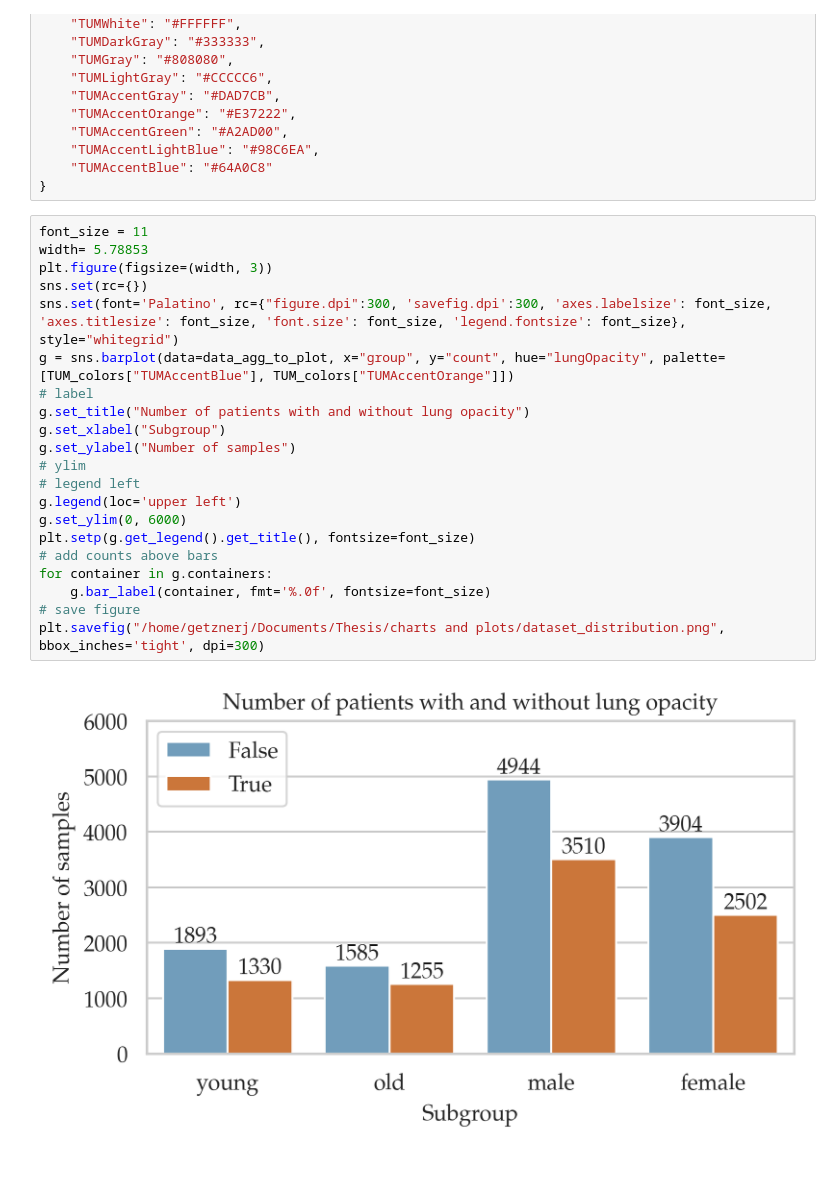
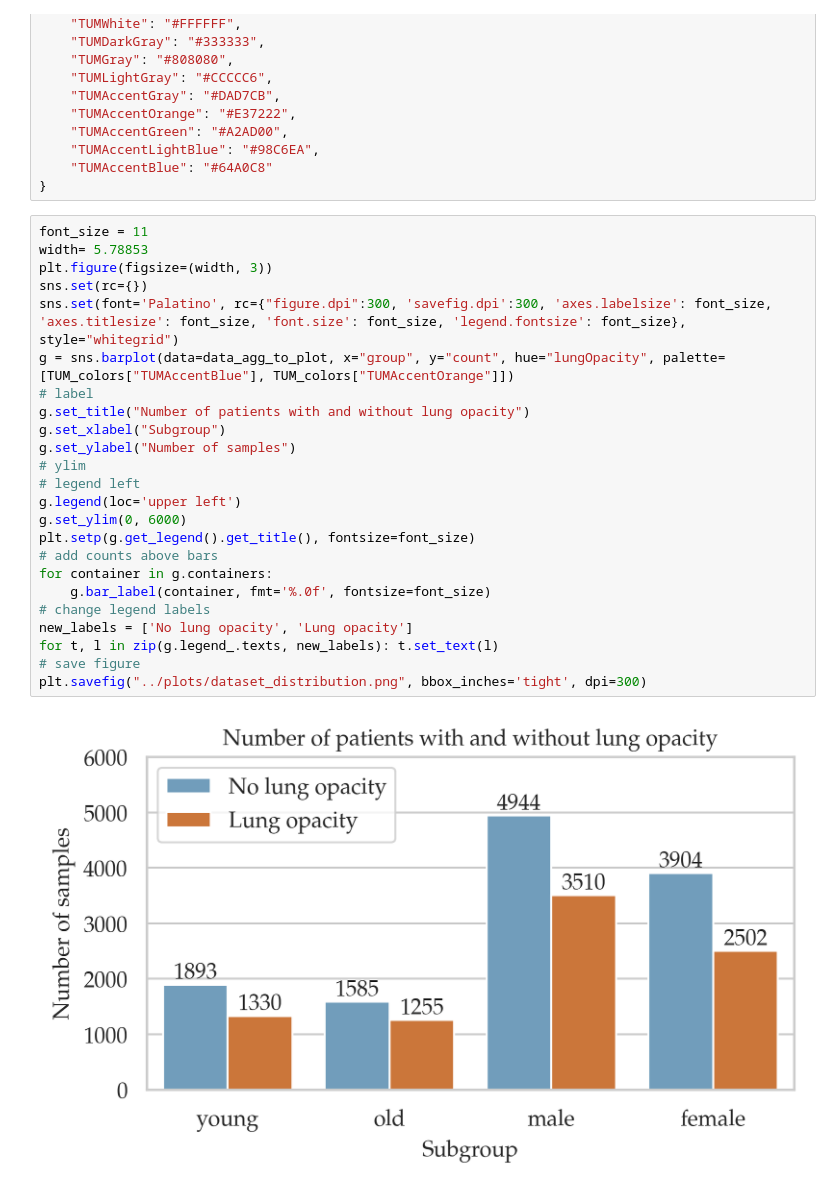
Before and after one commit to JohannesGetzner/fair-uad-with-dp, a Jupyter notebook: src_refactored/rsna_plots.ipynb, the cells around one changed output. Saved outputs shown, nothing was run; the diff lists cells and outputs as text.

Commit message:
fixed legend in plot

```diff
--- a/src_refactored/rsna_plots.ipynb
+++ b/src_refactored/rsna_plots.ipynb
@@ -133,23 +133,26 @@ TUM_colors =  {
 # %%
 font_size = 11
 width= 5.78853
 plt.figure(figsize=(width, 3))
 sns.set(rc={})
 sns.set(font='Palatino', rc={"figure.dpi":300, 'savefig.dpi':300, 'axes.labelsize': font_size, 'axes.titlesize': font_size, 'font.size': font_size, 'legend.fontsize': font_size}, style="whitegrid")
 g = sns.barplot(data=data_agg_to_plot, x="group", y="count", hue="lungOpacity", palette=[TUM_colors["TUMAccentBlue"], TUM_colors["TUMAccentOrange"]])
 # label
 g.set_title("Number of patients with and without lung opacity")
 g.set_xlabel("Subgroup")
 g.set_ylabel("Number of samples")
 # ylim
 # legend left
 g.legend(loc='upper left')
 g.set_ylim(0, 6000)
 plt.setp(g.get_legend().get_title(), fontsize=font_size)
 # add counts above bars
 for container in g.containers:
     g.bar_label(container, fmt='%.0f', fontsize=font_size)
+# change legend labels
+new_labels = ['No lung opacity', 'Lung opacity']
+for t, l in zip(g.legend_.texts, new_labels): t.set_text(l)
 # save figure
-plt.savefig("/home/getznerj/Documents/Thesis/charts and plots/dataset_distribution.png", bbox_inches='tight', dpi=300)
+plt.savefig("../plots/dataset_distribution.png", bbox_inches='tight', dpi=300)
 # %% [output]
-[figure, old version]
+[figure, new version]
```
Also changed, not shown: 1 other file.
